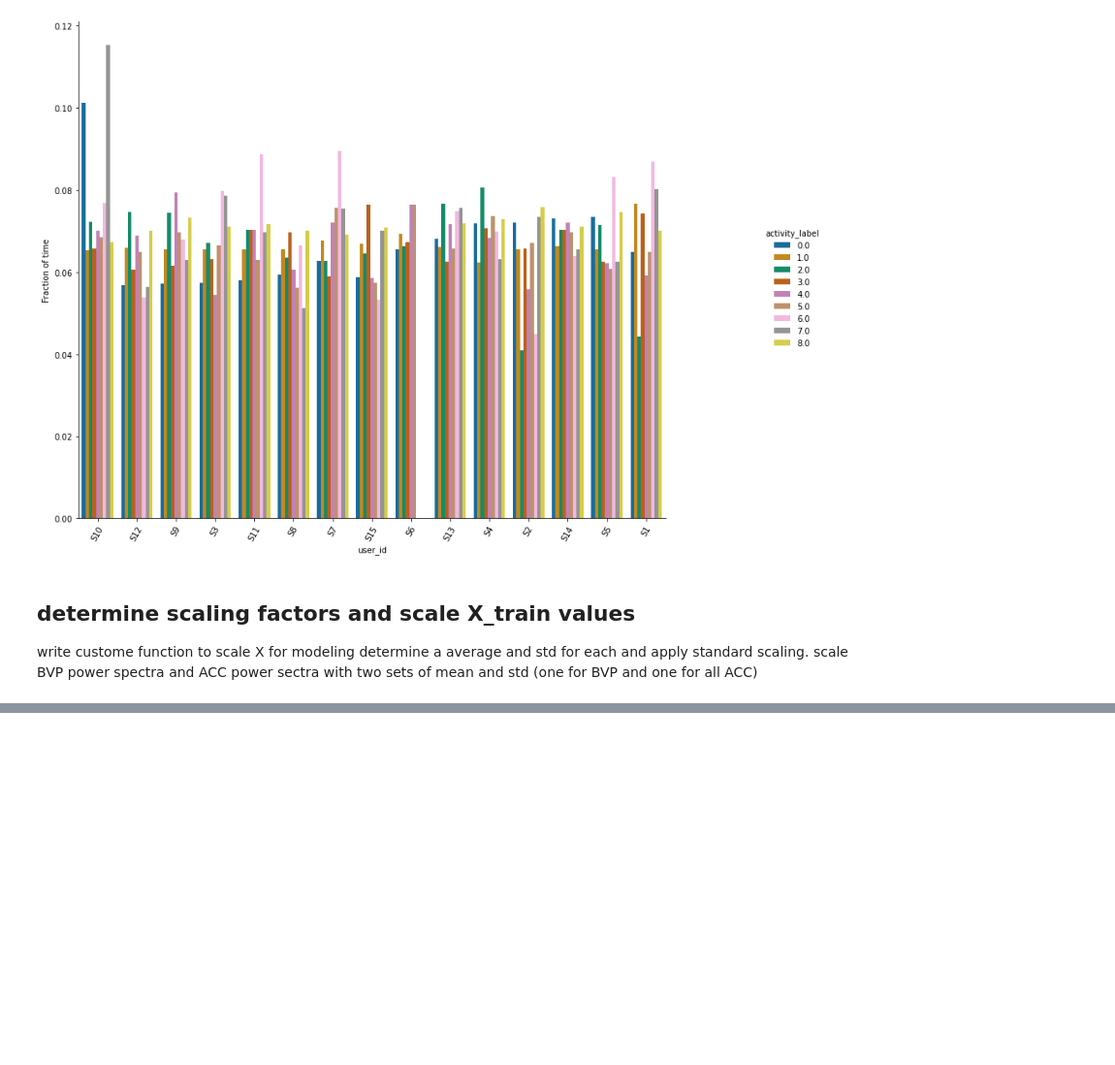
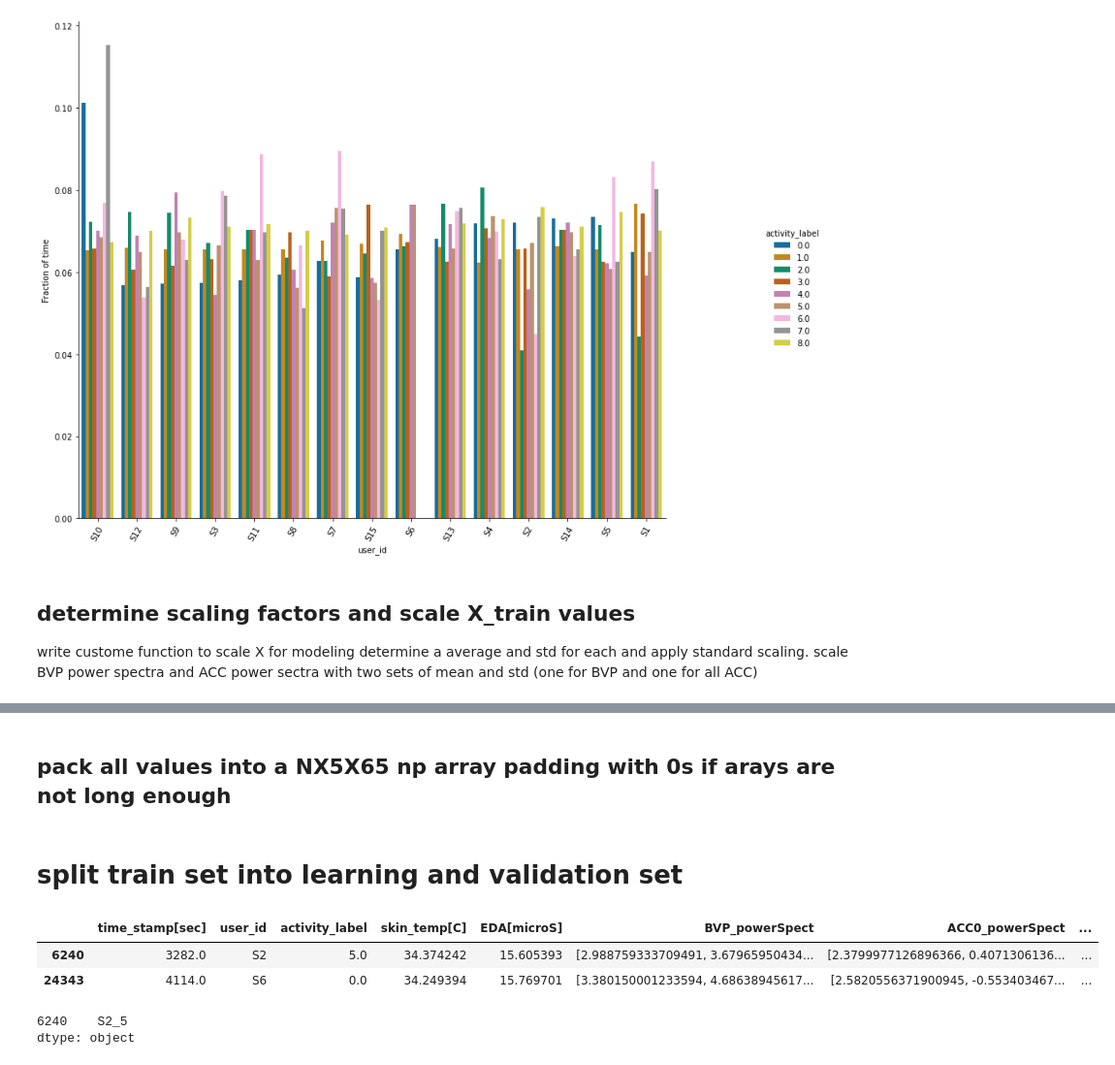
Before and after one commit to VanD3rWaals/portfolio_projects, a Jupyter notebook: ppg_model/modeling_NB.ipynb, the cells around one changed output, grey strips where cells are left out. Shown at 97% size. Drawn from its saved outputs; the diff is of its cells as text; code cells hidden in the pictures; blank space fills up the shorter version.

```diff
--- a/ppg_model/modeling_NB.ipynb
+++ b/ppg_model/modeling_NB.ipynb
@@ -90,0 +89,3 @@ Name: activity_label, dtype: float64
+# %%
+y = df['gt_heart_rate[BPM]'].astype('float32')
+y.head(1)
@@ -91,5 +95,5 @@ Name: activity_label, dtype: float64
 # %%
-y_for_splitting = df['user_id'].astype('str') + '_' + df['activity_label'].astype('int').astype('str')
+y_for_splitting = X['user_id'].astype('str') + '_' + X['activity_label'].astype('int').astype('str')
 y_for_splitting.head(1)
 # %% [output]
 0    S1_0
@@ -105,4 +103,4 @@ X_w_label.head(1)
 
 use a concated version of the user_id and the activity id to split with the label (gt_hr) in the X then slicy y_train/test out of X verify that fractions of classes are ~ maintained.
 # %%
-(X_train_wlabel, X_test_wlabel) = train_test_split(X_w_label, y_for_splitting, test_size=0.15, stratify=y_for_splitting)[:2]
+(X_train, X_test, y_train, y_test) = train_test_split(X, y, test_size=0.15, stratify=y_for_splitting)
@@ -214,0 +216,2 @@ class ppg_scailer():
+# %% [markdown]
+##  pack all values into a NX5X65 np array padding with 0s if arays are not long enough
@@ -214,0 +237,14 @@ class ppg_scailer():
+# %% [markdown]
+# split train set into learning and validation set
+# %%
+X_train.head(2)
+# %% [output]
+|  | time_stamp[sec] | user_id | activity_label | skin_temp[C] | EDA[microS] | BVP_powerSpect | ACC0_powerSpect | ... |
+| 6240 | 3282.0 | S2 | 5.0 | 34.374242 | 15.605393 | [2.988759333709491, 3.67965950434... | [2.3799977126896366, 0.4071306136... | ... |
+| 24343 | 4114.0 | S6 | 0.0 | 34.249394 | 15.769701 | [3.380150001233594, 4.68638945617... | [2.5820556371900945, -0.553403467... | ... |
+# %%
+y_for_splitting = X_train['user_id'].astype('str') + '_' + X_train['activity_label'].astype('int').astype('str')
+y_for_splitting.head(1)
+# %% [output]
+6240    S2_5
+dtype: object
```
Also changed, not shown: parts of 44 cells of this notebook.
